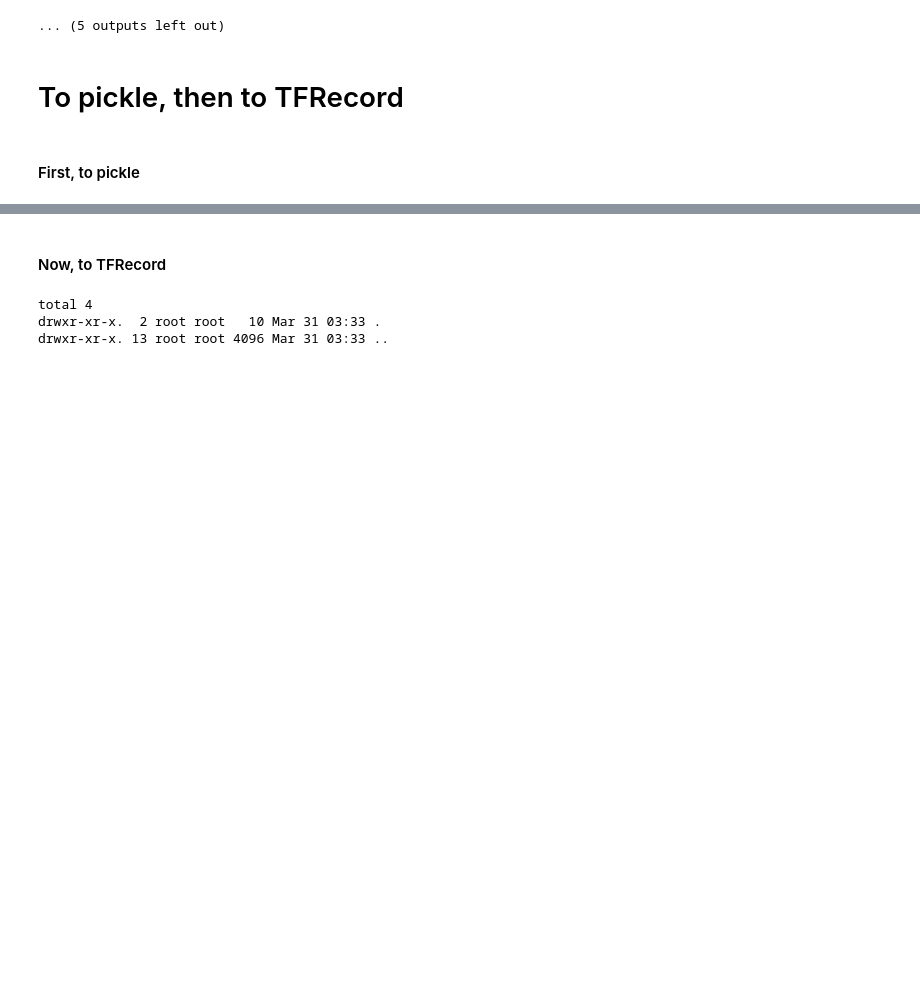
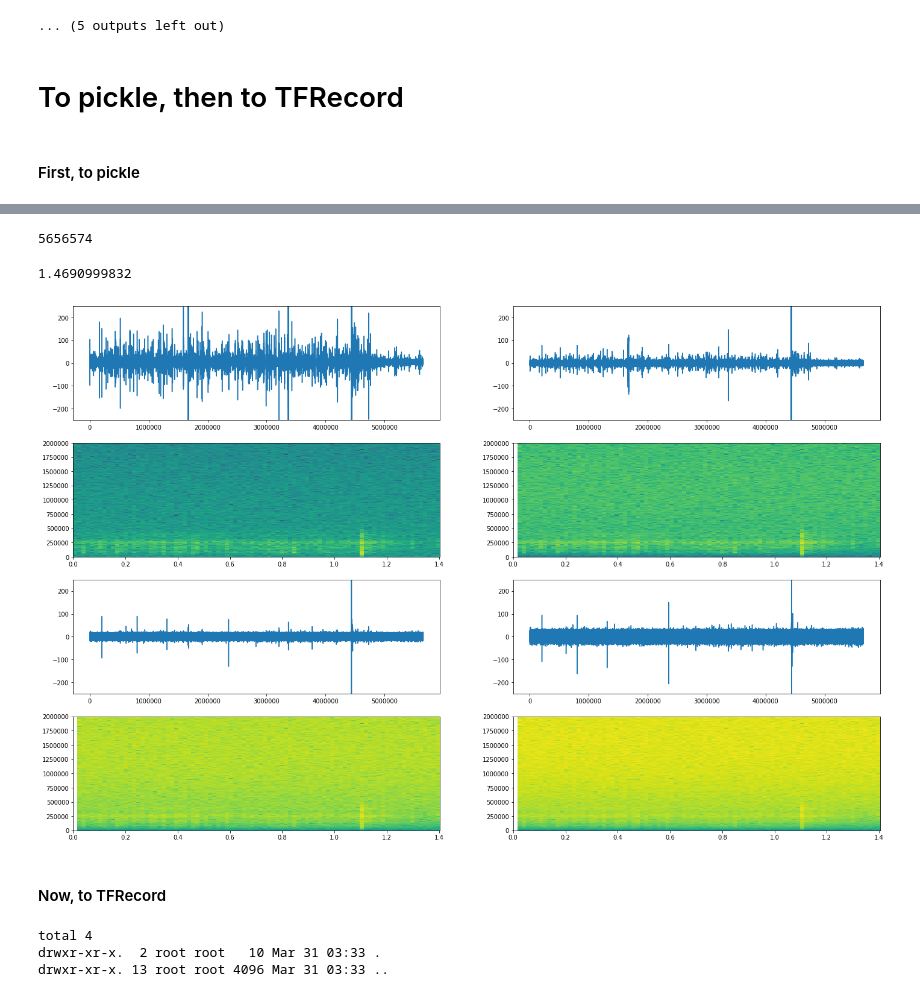
Before and after one commit to mattproetsch/lanl-earthquake, a Jupyter notebook: earthquake-preprocessing.ipynb, the cells around one changed output, grey strips where cells are left out. Saved outputs shown, nothing was run; the diff lists cells and outputs as text; code cells hidden in the pictures; blank space fills up the shorter version.

```diff
--- a/earthquake-preprocessing.ipynb
+++ b/earthquake-preprocessing.ipynb
@@ -172,3 +180,41 @@ for quake_num, quake_start_stop in tqdm.tqdm(enumerate(quake_indexes), total=len
+# %%
+df = pd.read_pickle(osp.join(PICKLE_DIR, '1-5656574.pickle'))
+df['acoustic_data'] = df['acoustic_data'].astype(np.float32)
+# %%
+len(df)
+# %% [output]
+5656574
+# %%
+max(df['time_to_failure'])
+# %% [output]
+1.4690999832
+# %%
+fig, ax = plt.subplots(4, 2, figsize=(24,16))
+dff = df['acoustic_data']
+ax[0][0].plot(range(len(dff)), dff, ls='-')
+ax[0][0].set_ylim([-250, 250])
+specgram,_,_,_=ax[1][0].specgram(dff.values, NFFT=2**16, Fs=4000000, pad_to=2**16, noverlap=2**10)
+#ax[1][0].set_ylim([0, 500])
+
+dff = dff.diff()
+ax[0][1].plot(range(len(dff)), dff, ls='-')
+ax[0][1].set_ylim([-250, 250])
+specgram,_,_,_=ax[1][1].specgram(dff.values, NFFT=2**16, Fs=4000000, pad_to=2**16, noverlap=2**10)
+#ax[1][1].set_ylim([0, 500])
+
+dff = dff.diff()
+ax[2][0].plot(range(len(dff)), dff, ls='-')
+ax[2][0].set_ylim([-250, 250])
+_=ax[3][0].specgram(dff.values, NFFT=2**16, Fs=4000000, pad_to=2**16, noverlap=2**10)
+#ax[3][0].set_ylim([0, 500])
+
+dff = dff.diff()
+ax[2][1].plot(range(len(dff)), dff, ls='-')
+ax[2][1].set_ylim([-250, 250])
+_=ax[3][1].specgram(dff.values, NFFT=2**16, Fs=4000000, pad_to=2**16, noverlap=2**10)
+#ax[3][1].set_ylim([0, 500])
+# %% [output]
+[figure, added]
 # %% [markdown]
 #### Now, to TFRecord
 # %%
```
Also changed, not shown: parts of 1 cell of this notebook, 6 other files.
